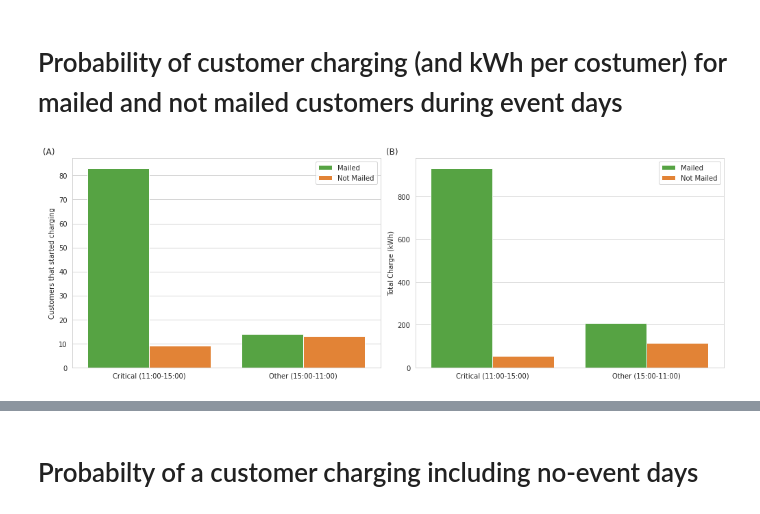
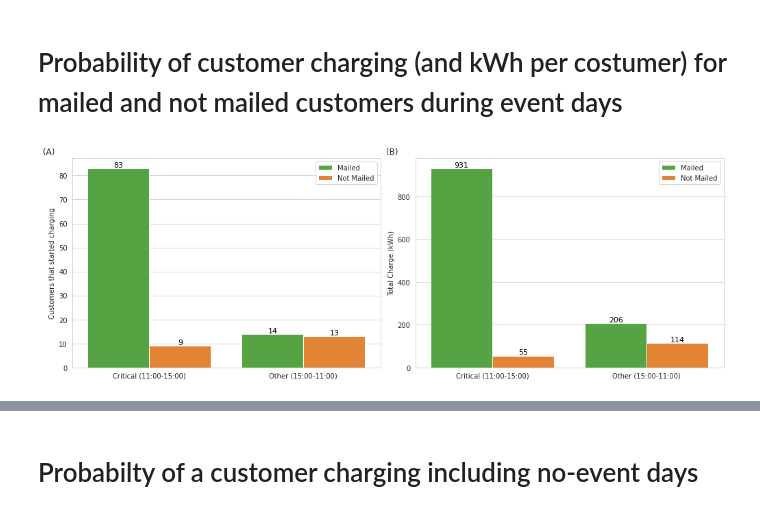
Before and after one commit to robertour/greencars_public, a Jupyter notebook: 20. Figure 2 and 3 - Bar plots.ipynb, the cells around one changed output, grey strips where cells are left out. Drawn from its saved outputs; the diff is of its cells as text; code cells hidden in the pictures.

```diff
--- a/20. Figure 2 and 3 - Bar plots.ipynb
+++ b/20. Figure 2 and 3 - Bar plots.ipynb
@@ -34,31 +34,41 @@ fig, (ax1, ax2) = plt.subplots(1, 2, figsize=(14,5), sharey=False, )
 
 #copy the dataframe to avoid conflicts with other plots
 dfplot = df.copy()
 
 
 # rename values of the condtion for the plots
 dfplot['Customer'] = 'Not Mailed'
 dfplot.loc[dfplot.mailed & dfplot.mailday,'Customer'] = 'Mailed'
 
 
 #fig, ((ax1, ax2), (ax3, ax4)) = plt.subplots(2, 2, figsize=(12,10), sharey=True, )
 sns.barplot(data=dfplot[dfplot.mailday], x="Critical", y="charge_started",
             hue="Customer", hue_order=hue_order, estimator=sum, ax=ax1, ci=None)
 sns.barplot(data=dfplot[dfplot.mailday], x="Critical", y="charge",
             hue="Customer", hue_order=hue_order, estimator=sum, ax=ax2, ci=None)
 
 
 ax1.set_ylabel('Customers that started charging')
 ax2.set_ylabel('Total Charge (kWh)')
 ax1.set_xlabel('')
 ax2.set_xlabel('')
 
 ax1.set_title('(A)', y=1, x=-.075)
 ax2.set_title('(B)', y=1, x=-.075)
 
 ax1.legend().set_title('')
 ax2.legend().set_title('')
 
+for p in ax1.patches:
+             ax1.annotate("%.0f" % p.get_height(), (p.get_x() + p.get_width() / 2., p.get_height()),
+                 ha='center', va='center', fontsize=11, color='black', xytext=(0, 5),
+                 textcoords='offset points')
+
+for p in ax2.patches:
+     ax2.annotate("%.0f" % p.get_height(), (p.get_x() + p.get_width() / 2., p.get_height()),
+         ha='center', va='center', fontsize=11, color='black', xytext=(0, 5),
+         textcoords='offset points')
+
 plt.tight_layout()
 # %% [output]
-[figure, old version]
+[figure, new version]
```
Also changed, not shown: parts of 4 cells of this notebook, 3 other files.
